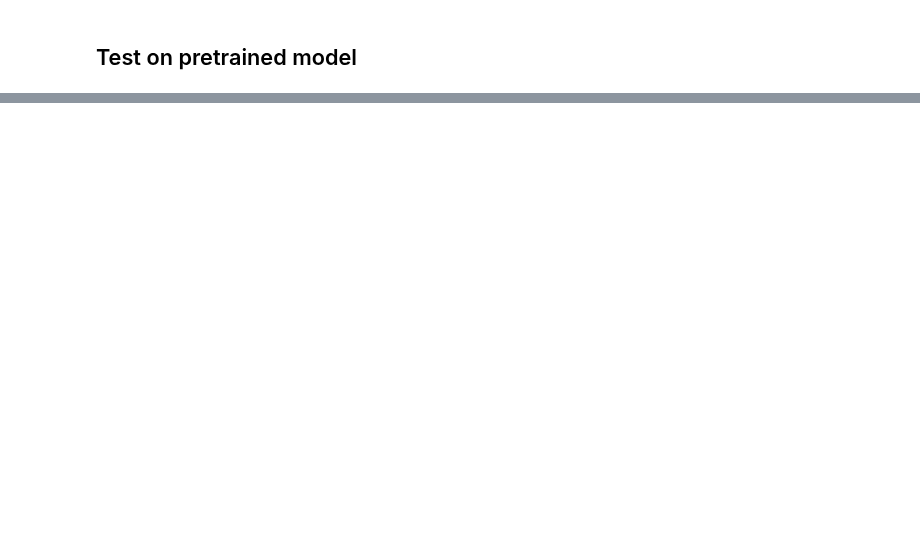
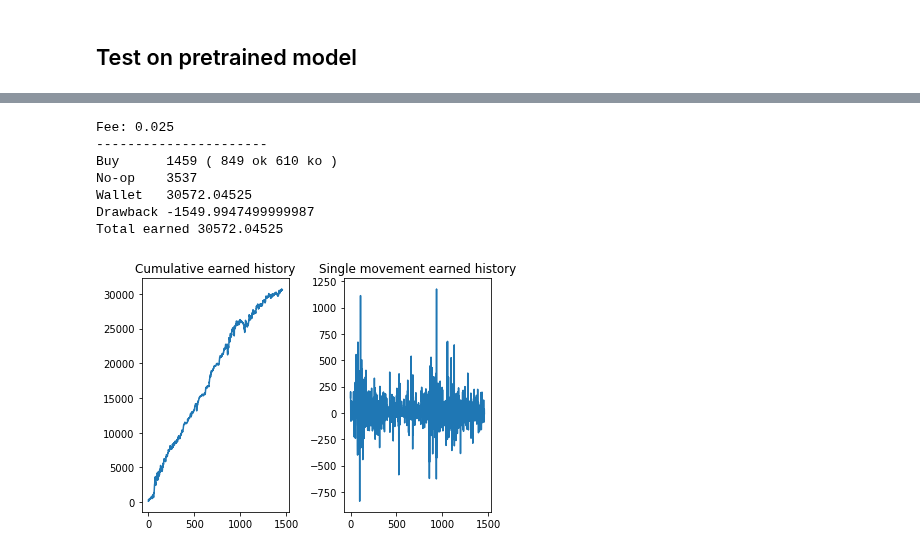
Before and after one commit to gabriele16/sats4u, a Jupyter notebook: colab/LSTM-CNN-BitCoin-Save-Load.ipynb, the cells around one changed output, grey strips where cells are left out. Drawn from its saved outputs; the diff is of its cells as text; code cells hidden in the pictures; blank space fills up the shorter version.

Commit message:
fixing issues on backtesting

```diff
--- a/colab/LSTM-CNN-BitCoin-Save-Load.ipynb
+++ b/colab/LSTM-CNN-BitCoin-Save-Load.ipynb
@@ -167,0 +293,23 @@ plt.show()
+# %%
+total_wallet_history, single_wallet_history, wallet = ts_btc.backtest(preds, true_vals, btc_model.split_point, ts_btc.step_back, fee=0.025)
+print('Total earned', wallet)
+
+plt.subplot(1, 2, 1)
+plt.plot(total_wallet_history)
+plt.title('Cumulative earned history')
+
+plt.subplot(1, 2, 2)
+plt.plot(single_wallet_history)
+plt.title('Single movement earned history')
+
+plt.tight_layout()
+plt.show()
+# %% [output]
+Fee: 0.025
+----------------------
+Buy      1459 ( 849 ok 610 ko )
+No-op    3537
+Wallet   30572.04525
+Drawback -1549.9947499999987
+Total earned 30572.04525
+[figure, added]
```
Also changed, not shown: parts of 26 cells of this notebook, 1 other file.
